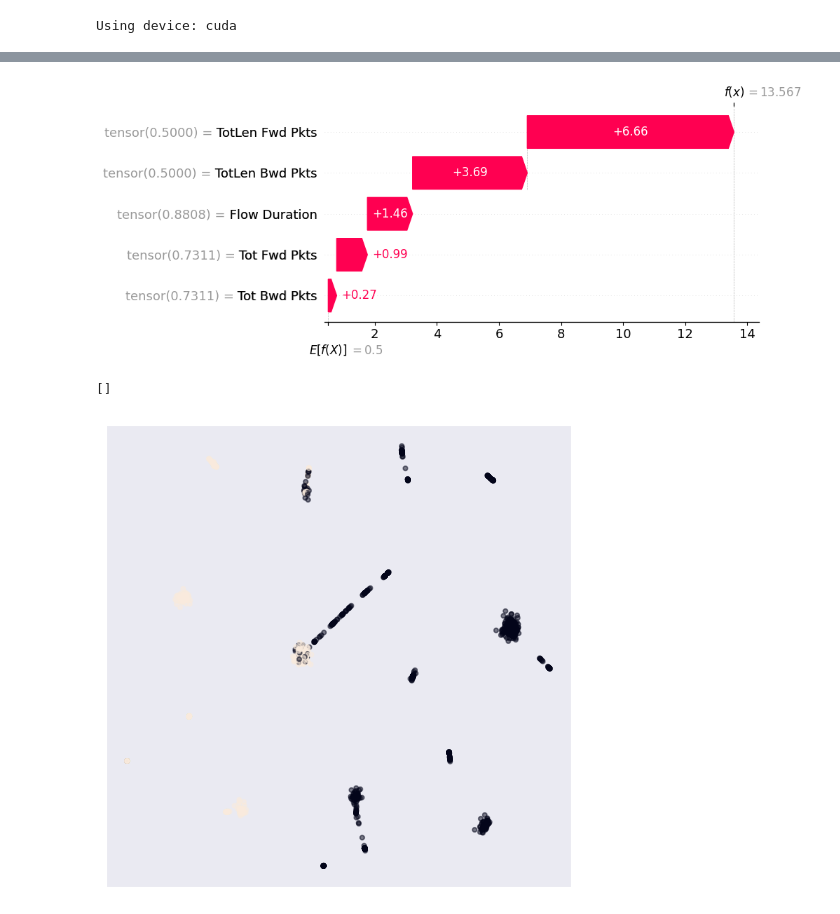
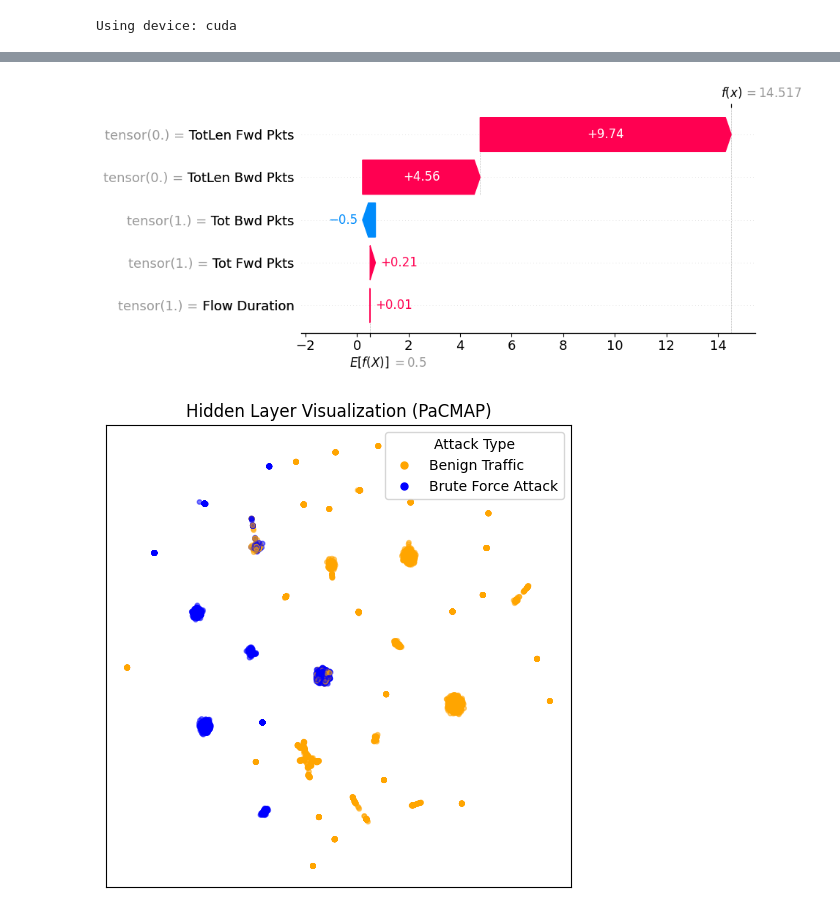
Before and after one commit to gavin-black-dsu/ids2018_explain, a Jupyter notebook: IDS_Explainability.ipynb, the cells around one changed output, grey strips where cells are left out. Cells and saved outputs as stored; diff of their text form; code cells hidden in the pictures.

Commit message:
Updates for report graphics

```diff
--- a/IDS_Explainability.ipynb
+++ b/IDS_Explainability.ipynb
@@ -124,6 +107,7 @@ class SimpleNN(nn.Module):
 
     # Latent layer for visualization
     def viz(self, x):
+        x = torch.sigmoid(x)
         x = F.relu(self.fc1(x))
         x = self.dropout1(x)
         x = F.relu(self.fc2(x))
@@ -135,7 +119,7 @@ num_classes = len(label_encoder.classes_)  # assuming 'label_encoder' is already
 model = SimpleNN(input_size=input_size).to(device)
 # %%
 criterion = nn.BCEWithLogitsLoss()  # Binary cross entropy
-optimizer = optim.Adam(model.parameters(), lr=0.001)
+optimizer = optim.Adam(model.parameters(), lr=0.0001)
 # %%
 def train_model(model, train_loader, epochs):
     for epoch in range(epochs):
@@ -198,4 +182,4 @@ def train_model(model, train_loader, validation_loader, epochs, clip_value=1.0):
 train_accuracies.append(evaluate_model(model, train_loader))
 val_accuracies.append(evaluate_model(model, test_loader))
 print(f"Start accuracy (Train/Val): {train_accuracies[0]:0.2f}%/{val_accuracies[0]:0.2f}%")
-train_model(model, train_loader, test_loader, epochs=5)
+train_model(model, train_loader, test_loader, epochs=10)
@@ -215,21 +211,43 @@ plt.close()
 # %%
-exp = explainer(features)[1]
+exp = explainer(features)[2]
 exp.base_values = 0.5
 exp.feature_names = list(columns_to_include)
 # %%
-shap.waterfall_plot(exp, max_display=25)
+shap.waterfall_plot(exp, max_display=25, show=False)
+plt.savefig('shap_individual.png', bbox_inches='tight')
+
+plt.show()
 # %% [output]
-[figure, old version]
+[figure, new version]
 # %%
+# Get the hidden layers and project down
 X = model.viz(features).detach().numpy()
 embedding = pacmap.PaCMAP(n_components=2, n_neighbors=None, MN_ratio=0.5, FP_ratio=2.0)
 X_transformed = embedding.fit_transform(X, init="pca")
-# visualize the embedding
+
+# Plot it
 fig, ax = plt.subplots(1, 1, figsize=(6, 6))
-ax.scatter(X_transformed[:, 0], X_transformed[:, 1],  c=y, s=10, alpha=0.5)
+colors = ['orange', 'blue']
+custom_cmap = ListedColormap(colors)
+ax.scatter(X_transformed[:, 0], X_transformed[:, 1],  cmap=custom_cmap, c=y, s=10, alpha=0.5)
+
+# Custom legend
+labels = ['Benign Traffic', 'Brute Force Attack']
+legend_handles = [
+    Line2D([0], [0], color=cl, marker='o', linestyle='None', markersize=5) for cl in colors
+]
+plt.legend(handles=legend_handles, labels=labels, title='Legend')
+
+# Remove ticks, PaCMAP has no units
 ax.set_xticks([])
 ax.set_yticks([])
+
+# Add custom legend
+plt.legend(handles=legend_handles, labels=labels, title='Attack Type')
+plt.title("Hidden Layer Visualization (PaCMAP)")
+plt.savefig('pacmap_ids.png', bbox_inches='tight')
+plt.show()
+plt.close()
 # %% [output]
-[]
-[figure, old version]
+[figure, new version]
 # %%
```
Also changed, not shown: parts of 7 cells of this notebook.
